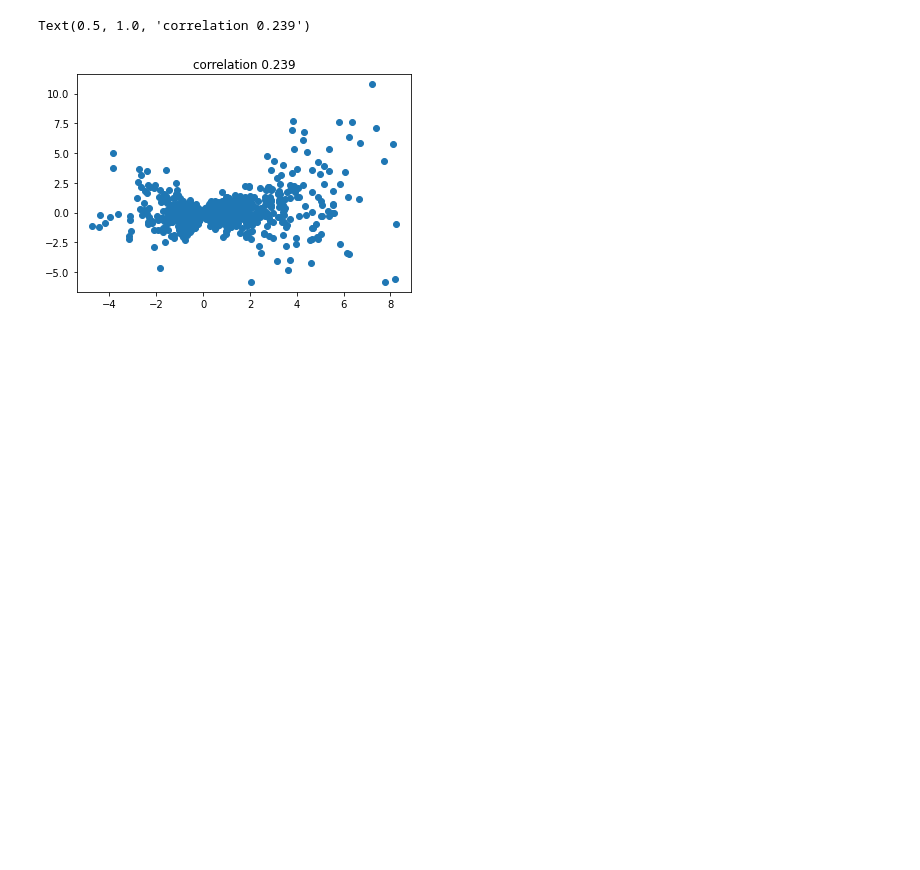
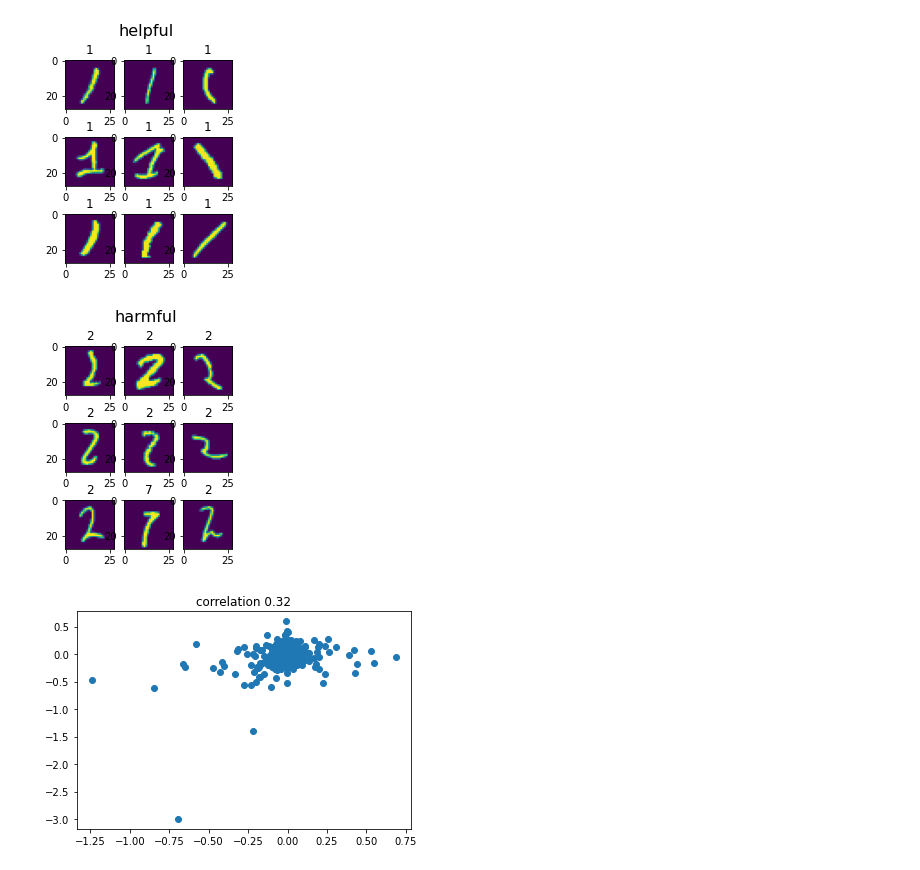
Before and after one commit to hage1005/IF_project, a Jupyter notebook: notebooks/visualize_notebooks/visulize correlation.ipynb, the cells around one changed output. Cells and saved outputs as stored; diff of their text form; code cells hidden in the pictures; blank space fills up the shorter version.

```diff
--- a/notebooks/visualize_notebooks/visulize correlation.ipynb
+++ b/notebooks/visualize_notebooks/visulize correlation.ipynb
@@ -48,4 +54,4 @@ torch.load("data/MNIST/dev/classOneSingle/tensor0.pt")[1]
 # %%
-target_path = 'outputs/mnist/Identity_mnist_devId_0_2022-08-13-00-59-46.json'
+truth_path = f'outputs/mnist/MNIST_1/dev_id_{dev_id_num}/Percy.json'
 # %%
 # JSON file
@@ -68,16 +76,25 @@ for i in range(1,10):
-# %%
-# JSON file
-groundTruthPath = 'outputs/mnist_good/Percy_mnist_devId_1_classOneAndSevenAll.json'
-with open (groundTruthPath, "r") as f:
-     data_groundtruth = json.loads(f.read())
 # %%
-fig = plt.figure(figsize=(3, 4))
-for i in range(1,10):
-    fig.add_subplot(3,3,i)
-    plt.imshow(trainset_sampled[data_groundtruth['helpful'][i]][0])
-    plt.title(trainset_sampled[data_groundtruth['helpful'][i]][1])
-fig = plt.figure(figsize=(3, 4))
-for i in range(1,10):
-    fig.add_subplot(3,3,i)
-    plt.imshow(trainset_sampled[data_groundtruth['harmful'][i]][0])
-    plt.title(trainset_sampled[data_groundtruth['harmful'][i]][1])
+def draw_target(path):
+    target_path = path
+    with open (target_path, "r") as f:
+         data_target = json.loads(f.read())
+    fig = plt.figure(figsize=(3, 4))
+    fig.suptitle('helpful', fontsize=16)
+    for i in range(1,10):
+        fig.add_subplot(3,3,i)
+        plt.imshow(trainset_sampled[data_target['helpful'][i]][0])
+        plt.title(trainset_sampled[data_target['helpful'][i]][1])
+    fig = plt.figure(figsize=(3, 4))
+    fig.suptitle('harmful', fontsize=16)
+    for i in range(1,10):
+        fig.add_subplot(3,3,i)
+        plt.imshow(trainset_sampled[data_target['harmful'][i]][0])
+        plt.title(trainset_sampled[data_target['harmful'][i]][1])
+    plt.show()
+    plt.clf()
+    x =  np.array(data_true['influence'])
+    y = np.array(data_target['influence'])
+    Correlation = round(np.corrcoef(x,y)[0,1],3)
+    plt.scatter(y,x)
+    plt.title(f"correlation {Correlation}")
+    plt.show()
@@ -91,7 +107,7 @@ Correlation = round(np.corrcoef(x,y)[0,1],3)
 # %%
-plt.scatter(y,x)
-plt.title(f"correlation {Correlation}")
+draw_target(f"outputs/mnist/MNIST_1/dev_id_{dev_id_num}/Identity.json")
 # %% [output]
-Text(0.5, 1.0, 'correlation 0.239')
-[figure, old version]
+[figure, new version]
+[figure, added]
+[figure, added]
 # %%
```
Also changed, not shown: parts of 9 cells of this notebook, 22 other files.
